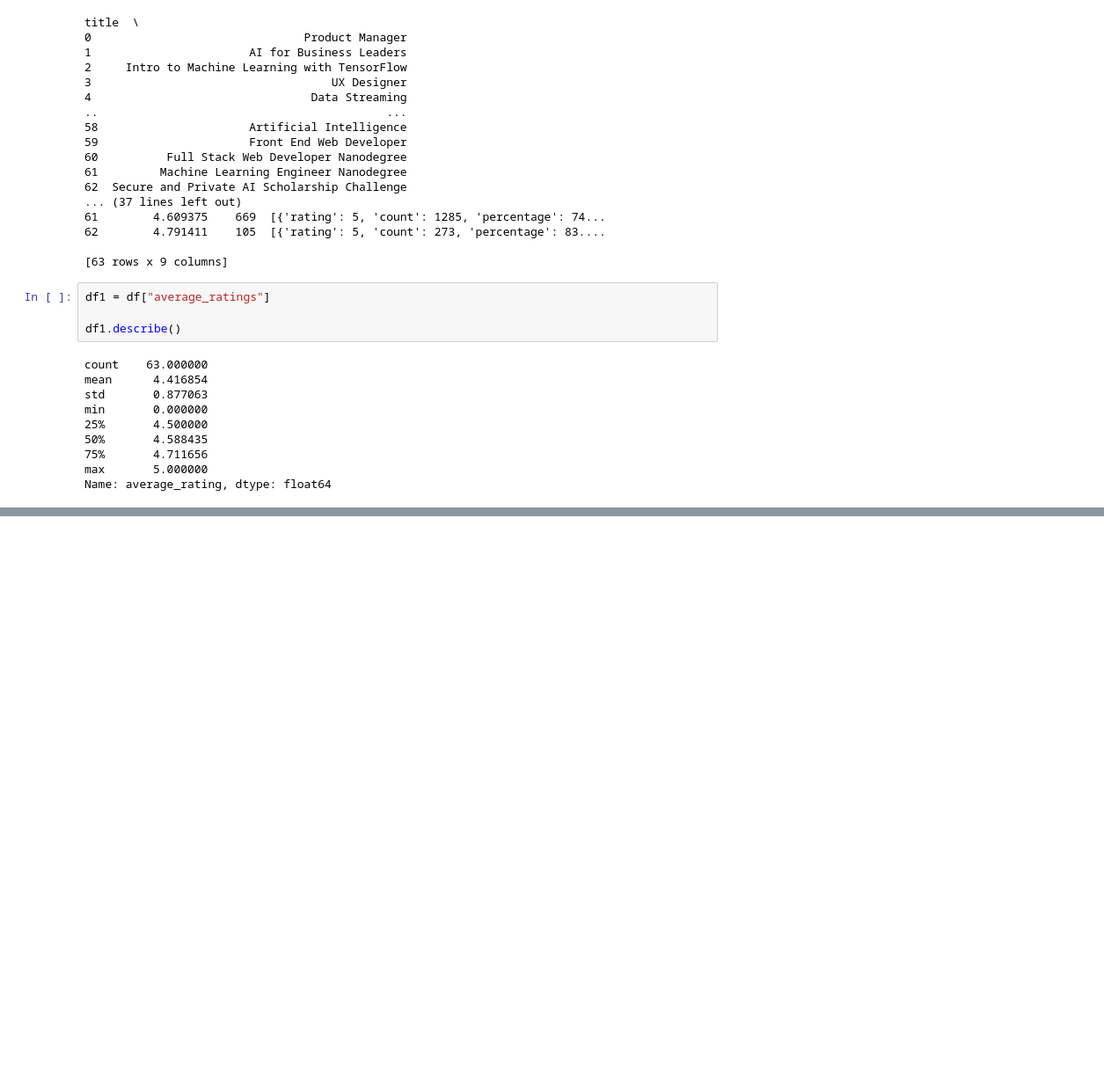
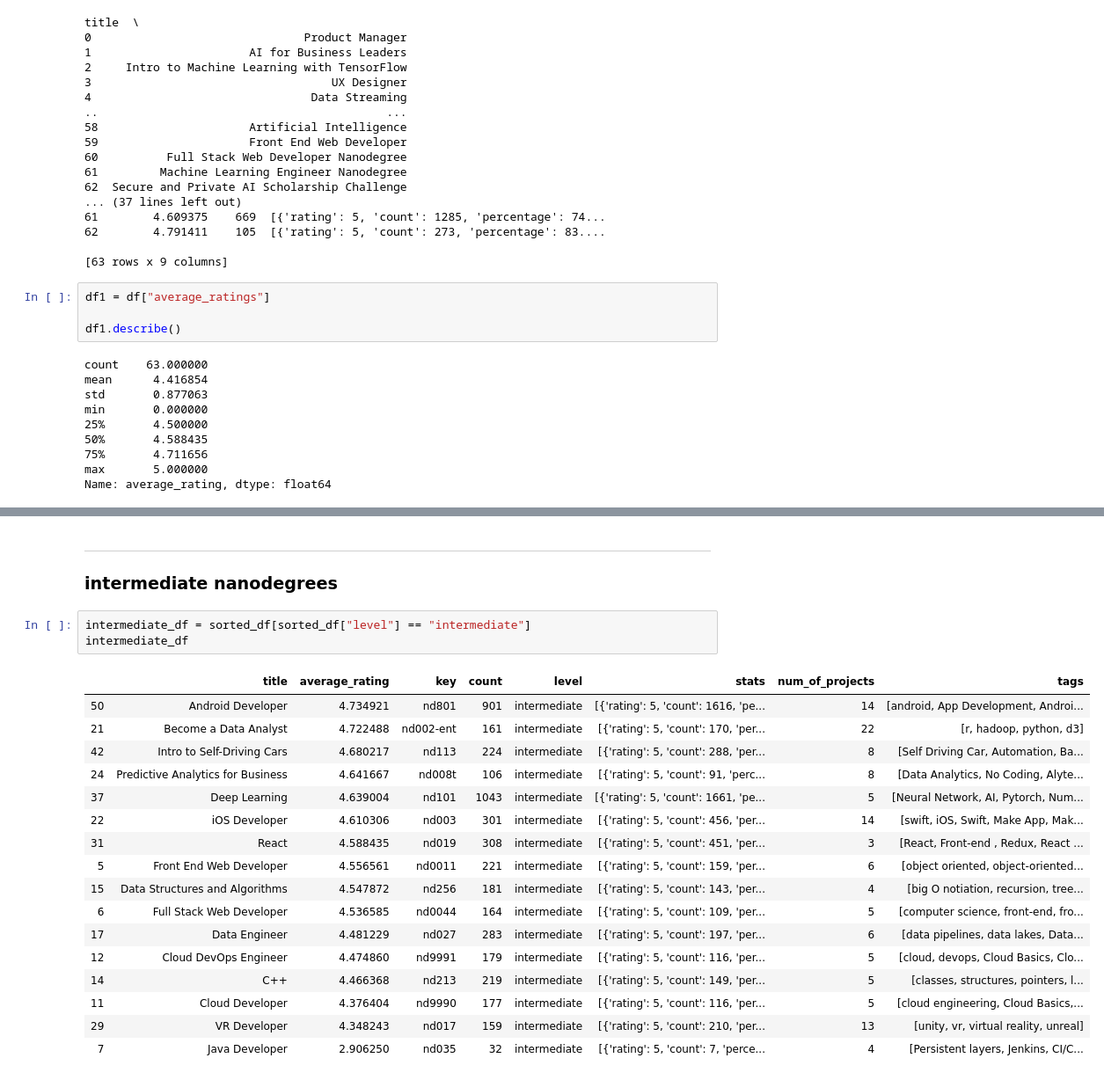
Before and after one commit to denistsoi/udacity-reviews, a Jupyter notebook: main.ipynb, the cells around one changed output, grey strips where cells are left out. Shown: that part at 88% size. Saved outputs shown, nothing was run; the diff lists cells and outputs as text; blank space fills up the shorter version.

```diff
--- a/main.ipynb
+++ b/main.ipynb
@@ -84,0 +227,25 @@ df_ratings.nlargest(3, "average_rating").plot.bar(x = "title", y = "average_rati
+# %% [markdown]
+---
+
+### intermediate nanodegrees
+# %%
+intermediate_df = sorted_df[sorted_df["level"] == "intermediate"]
+intermediate_df
+# %% [output]
+|  | title | average_rating | key | count | level | stats | num_of_projects | tags |
+| 50 | Android Developer | 4.734921 | nd801 | 901 | intermediate | [{'rating': 5, 'count': 1616, 'pe... | 14 | [android, App Development, Androi... |
+| 21 | Become a Data Analyst | 4.722488 | nd002-ent | 161 | intermediate | [{'rating': 5, 'count': 170, 'per... | 22 | [r, hadoop, python, d3] |
+| 42 | Intro to Self-Driving Cars | 4.680217 | nd113 | 224 | intermediate | [{'rating': 5, 'count': 288, 'per... | 8 | [Self Driving Car, Automation, Ba... |
+| 24 | Predictive Analytics for Business | 4.641667 | nd008t | 106 | intermediate | [{'rating': 5, 'count': 91, 'perc... | 8 | [Data Analytics, No Coding, Alyte... |
+| 37 | Deep Learning | 4.639004 | nd101 | 1043 | intermediate | [{'rating': 5, 'count': 1661, 'pe... | 5 | [Neural Network, AI, Pytorch, Num... |
+| 22 | iOS Developer | 4.610306 | nd003 | 301 | intermediate | [{'rating': 5, 'count': 456, 'per... | 14 | [swift, iOS, Swift, Make App, Mak... |
+| 31 | React | 4.588435 | nd019 | 308 | intermediate | [{'rating': 5, 'count': 451, 'per... | 3 | [React, Front-end , Redux, React ... |
+| 5 | Front End Web Developer | 4.556561 | nd0011 | 221 | intermediate | [{'rating': 5, 'count': 159, 'per... | 6 | [object oriented, object-oriented... |
+| 15 | Data Structures and Algorithms | 4.547872 | nd256 | 181 | intermediate | [{'rating': 5, 'count': 143, 'per... | 4 | [big O notiation, recursion, tree... |
+| 6 | Full Stack Web Developer | 4.536585 | nd0044 | 164 | intermediate | [{'rating': 5, 'count': 109, 'per... | 5 | [computer science, front-end, fro... |
+| 17 | Data Engineer | 4.481229 | nd027 | 283 | intermediate | [{'rating': 5, 'count': 197, 'per... | 6 | [data pipelines, data lakes, Data... |
+| 12 | Cloud DevOps Engineer | 4.474860 | nd9991 | 179 | intermediate | [{'rating': 5, 'count': 116, 'per... | 5 | [cloud, devops, Cloud Basics, Clo... |
+| 14 | C++ | 4.466368 | nd213 | 219 | intermediate | [{'rating': 5, 'count': 149, 'per... | 5 | [classes, structures, pointers, l... |
+| 11 | Cloud Developer | 4.376404 | nd9990 | 177 | intermediate | [{'rating': 5, 'count': 116, 'per... | 5 | [cloud engineering, Cloud Basics,... |
+| 29 | VR Developer | 4.348243 | nd017 | 159 | intermediate | [{'rating': 5, 'count': 210, 'per... | 13 | [unity, vr, virtual reality, unreal] |
+| 7 | Java Developer | 2.906250 | nd035 | 32 | intermediate | [{'rating': 5, 'count': 7, 'perce... | 4 | [Persistent layers, Jenkins, CI/C... |
```
Also changed, not shown: parts of 11 cells of this notebook.
